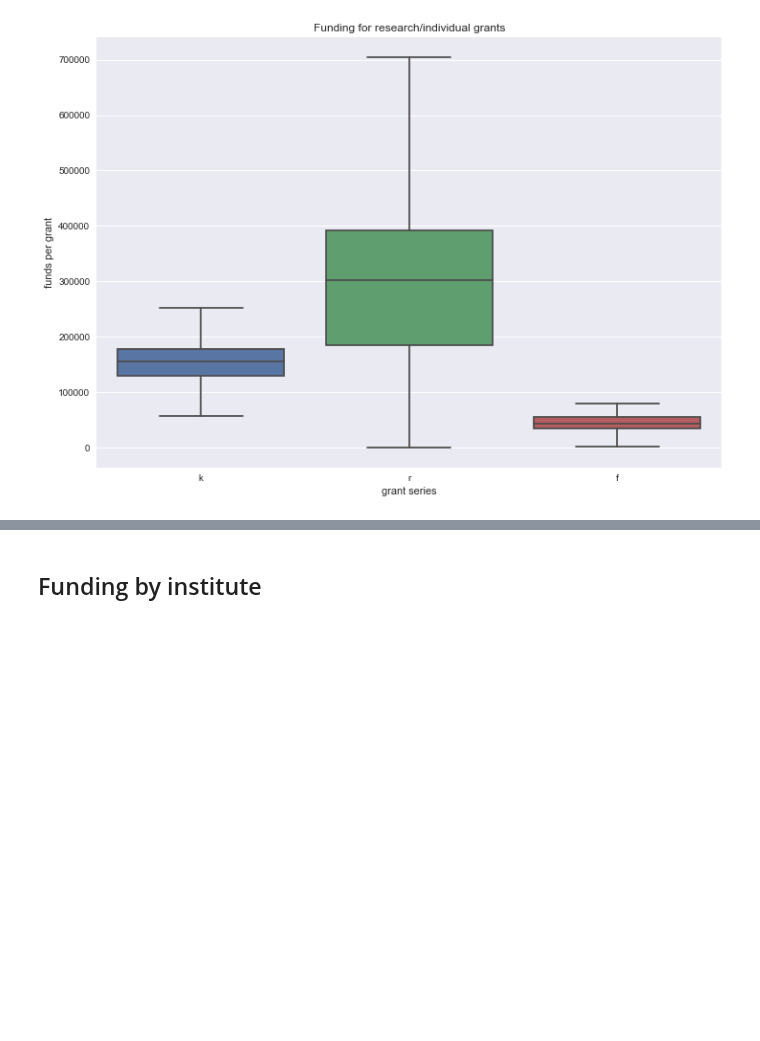
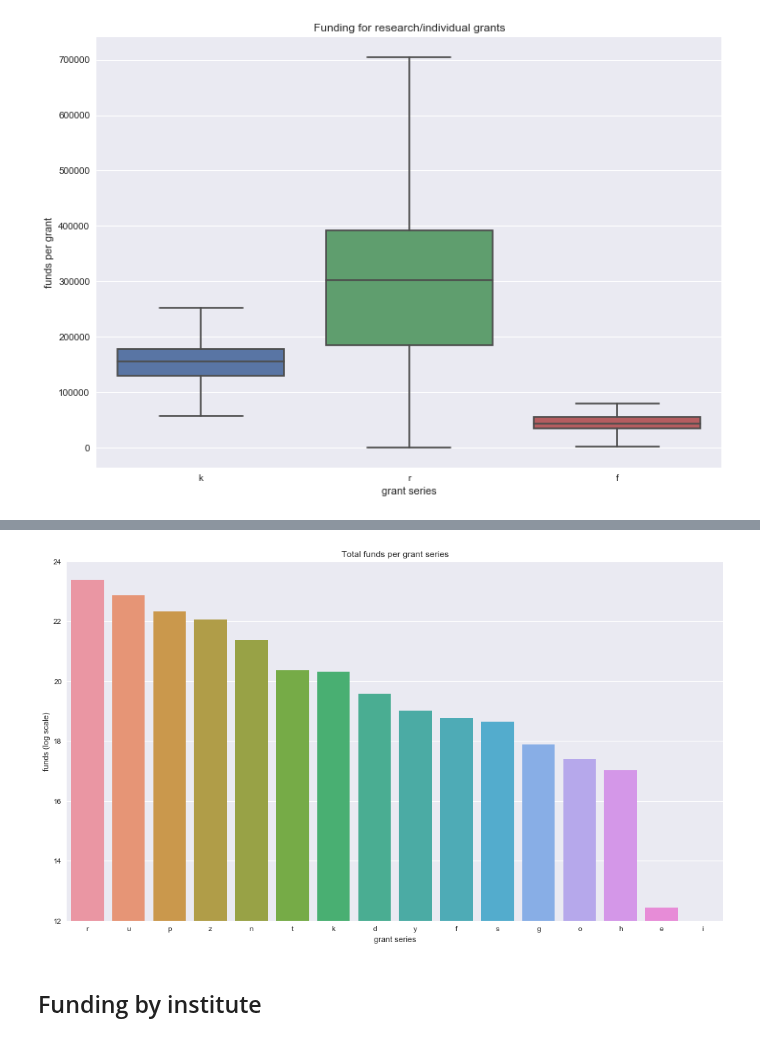
Before and after one commit to yuwie10/nih-awards, a Jupyter notebook: grants_EDA.ipynb, the cells around one changed output, grey strips where cells are left out. Drawn from its saved outputs; the diff is of its cells as text; code cells hidden in the pictures; blank space fills up the shorter version.

```diff
--- a/grants_EDA.ipynb
+++ b/grants_EDA.ipynb
@@ -167,3 +201,13 @@ p.set(xlabel = 'grant series', ylabel = 'funds per grant', title = 'Funding for
+# %%
+fig, ax = plt.subplots()
+fig.set_size_inches(16, 9);
+sort_percent = sum_by_series.sort_values(by = 'funds', ascending = False)
+ax = sns.barplot(x = sort_percent.index, y = np.log(sort_percent['funds']), data = sort_percent);
+_ = ax.set(xlabel = 'grant series', ylabel = 'funds (log scale)',
+          title = 'Total funds per grant series');
+_ = ax.axes.set_ylim(12, 24)
+# %% [output]
+[figure, added]
 # %% [markdown]
 ## Funding by institute
 # %%
```
Also changed, not shown: parts of 14 cells of this notebook.
